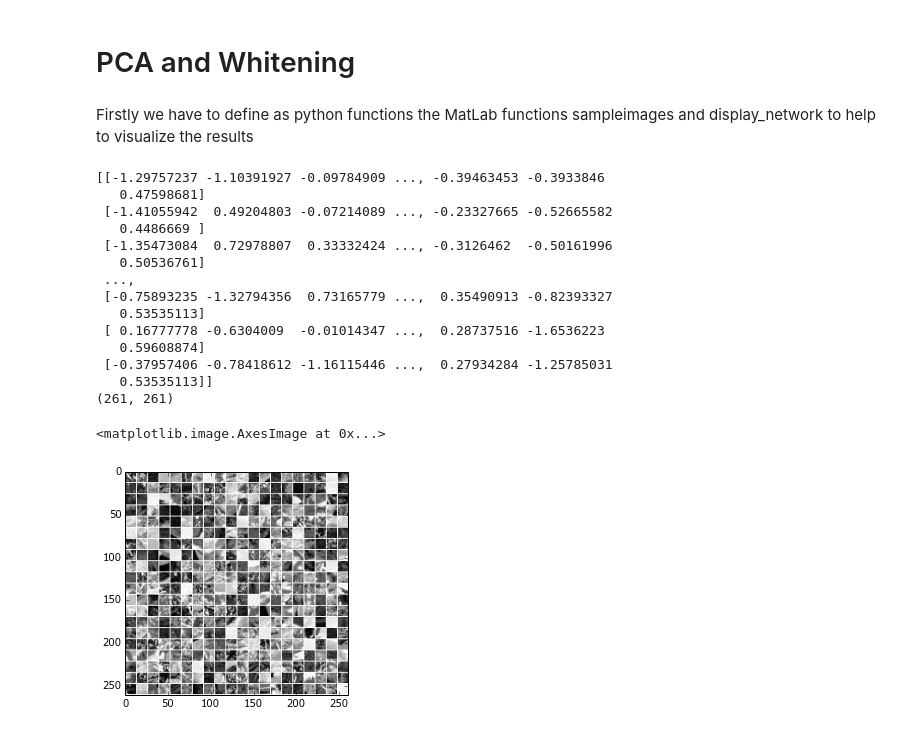
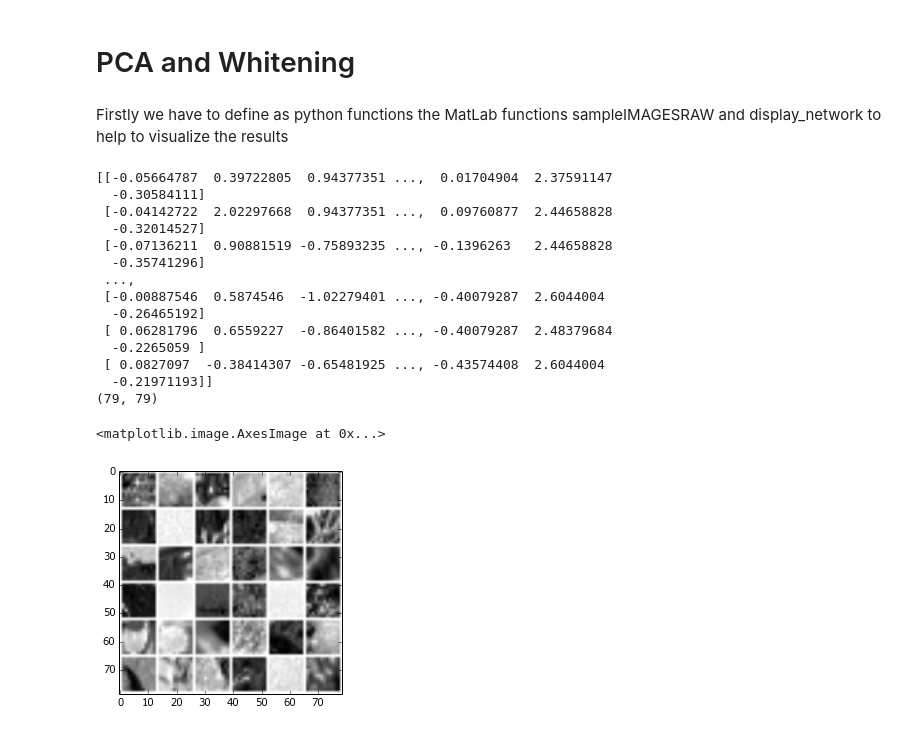
Before and after one commit to ssierral/taller4ML, a Jupyter notebook: PCA and Whitening.ipynb, the cells around one changed output. Cells and saved outputs as stored; diff of their text form; code cells hidden in the pictures.

```diff
--- a/PCA and Whitening.ipynb
+++ b/PCA and Whitening.ipynb
@@ -1,7 +1,7 @@
 # %% [markdown]
 # PCA and Whitening
 # %% [markdown]
-Firstly we have to define as python functions the MatLab functions sampleimages and display_network to help to visualize the results
+Firstly we have to define as python functions the MatLab functions sampleIMAGESRAW and display_network to help to visualize the results
 # %%
 import matplotlib.pyplot as plt
 import matplotlib
@@ -85,10 +84,9 @@ def sampleIMAGESRAW():
     num_images = images.shape[2]
     image_size = images.shape[0]
 
-    for im in range(10000):
+    for im in range(numPatches):
         numSamples = numPatches / images.shape[2]
 
-        #for s in range(numSamples):
         y = np.random.randint(0, images.shape[0] - patchSize)
         x = np.random.randint(0, images.shape[1] - patchSize)
         sample = images[y:y + patchSize, x:x + patchSize, random.randint(0, num_images-1)]
@@ -99,25 +97,25 @@ def sampleIMAGESRAW():
 # %%
 
 x = sampleIMAGESRAW()
 print x
-randsel = random.sample(range(x.shape[1]), 400)
+randsel = random.sample(range(x.shape[1]), 36)
 image = display_network(x[:, randsel])
 print image.shape
 plt.imshow(image, cmap=matplotlib.cm.gray)
 # %% [output]
-[[-1.29757237 -1.10391927 -0.09784909 ..., -0.39463453 -0.3933846
-   0.47598681]
- [-1.41055942  0.49204803 -0.07214089 ..., -0.23327665 -0.52665582
-   0.4486669 ]
- [-1.35473084  0.72978807  0.33332424 ..., -0.3126462  -0.50161996
-   0.50536761]
+[[-0.05664787  0.39722805  0.94377351 ...,  0.01704904  2.37591147
+  -0.30584111]
+ [-0.04142722  2.02297668  0.94377351 ...,  0.09760877  2.44658828
+  -0.32014527]
+ [-0.07136211  0.90881519 -0.75893235 ..., -0.1396263   2.44658828
+  -0.35741296]
  ...,
- [-0.75893235 -1.32794356  0.73165779 ...,  0.35490913 -0.82393327
-   0.53535113]
- [ 0.16777778 -0.6304009  -0.01014347 ...,  0.28737516 -1.6536223
-   0.59608874]
- [-0.37957406 -0.78418612 -1.16115446 ...,  0.27934284 -1.25785031
-   0.53535113]]
-(261, 261)
+ [-0.00887546  0.5874546  -1.02279401 ..., -0.40079287  2.6044004
+  -0.26465192]
+ [ 0.06281796  0.6559227  -0.86401582 ..., -0.40079287  2.48379684
+  -0.2265059 ]
+ [ 0.0827097  -0.38414307 -0.65481925 ..., -0.43574408  2.6044004
+  -0.21971193]]
+(79, 79)
 <matplotlib.image.AxesImage at 0x...>
-[figure, old version]
+[figure, new version]
```
Also changed, not shown: parts of 26 cells of this notebook, 1 other file.
